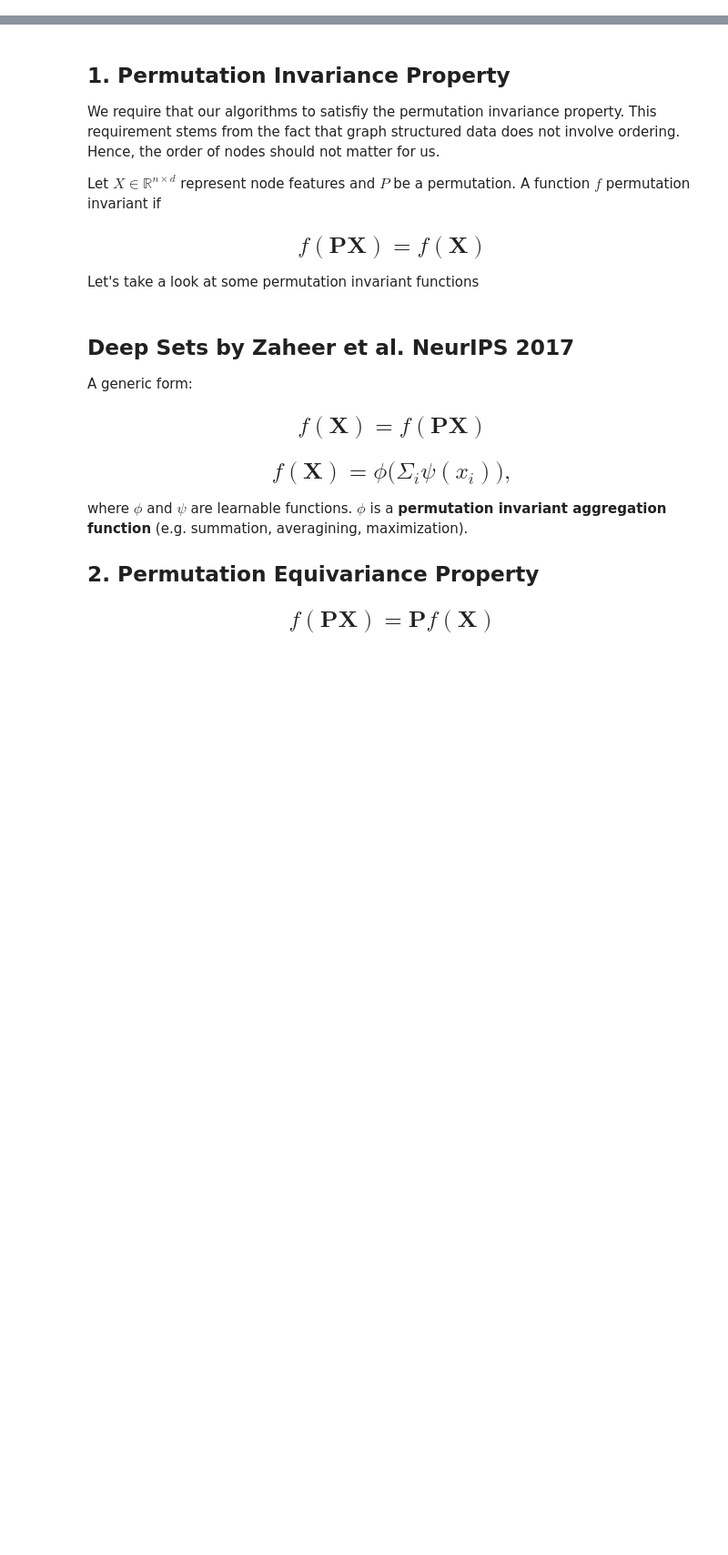
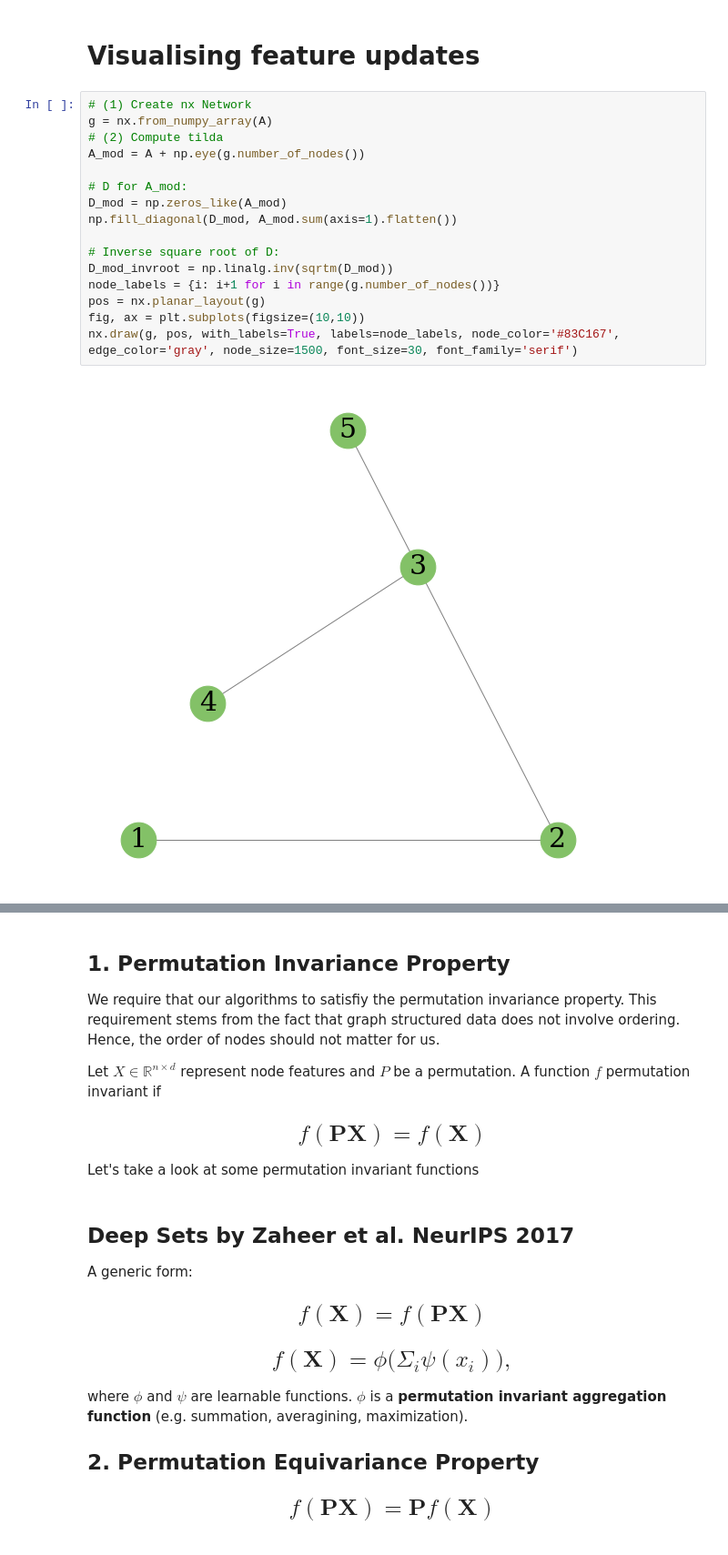
Before and after one commit to Demirrr/Fundamentals, a Jupyter notebook: 2.DeepLearning/13. Graph Convolutional Networks.ipynb, the cells around one changed output, grey strips where cells are left out. Shown at 91% size. Saved outputs shown, nothing was run; the diff lists cells and outputs as text; blank space fills up the shorter version.

```diff
--- a/2.DeepLearning/13. Graph Convolutional Networks.ipynb
+++ b/2.DeepLearning/13. Graph Convolutional Networks.ipynb
@@ -6,0 +148,20 @@ This tutorial based on [Theoretical Foundations of Graph Neural Networks](https:
+# %% [markdown]
+# Visualising feature updates
+# %%
+# (1) Create nx Network
+g = nx.from_numpy_array(A)
+# (2) Compute tilda
+A_mod = A + np.eye(g.number_of_nodes())
+
+# D for A_mod:
+D_mod = np.zeros_like(A_mod)
+np.fill_diagonal(D_mod, A_mod.sum(axis=1).flatten())
+
+# Inverse square root of D:
+D_mod_invroot = np.linalg.inv(sqrtm(D_mod))
+node_labels = {i: i+1 for i in range(g.number_of_nodes())}
+pos = nx.planar_layout(g)
+fig, ax = plt.subplots(figsize=(10,10))
+nx.draw(g, pos, with_labels=True, labels=node_labels, node_color='#83C167', edge_color='gray', node_size=1500, font_size=30, font_family='serif')
+# %% [output]
+[figure, added]
```
Also changed, not shown: parts of 75 cells of this notebook, 9 other files.
